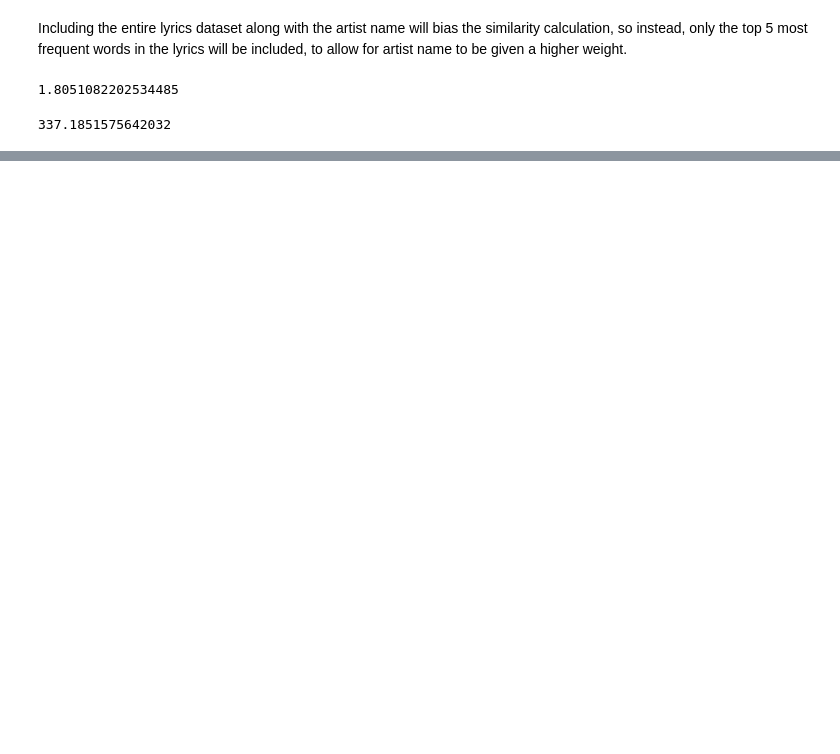
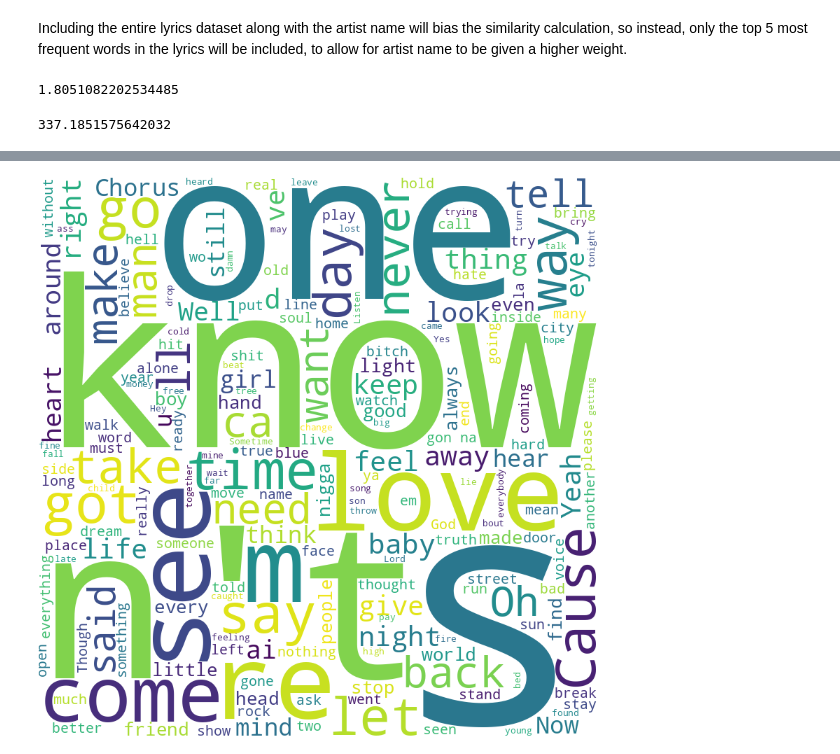
Before and after one commit to Bryan-Az/Neurobytes, a Jupyter notebook: mlops/notebooks/users_eda.ipynb, the cells around one changed output, grey strips where cells are left out. Saved outputs shown, nothing was run; the diff lists cells and outputs as text; code cells hidden in the pictures; blank space fills up the shorter version.

```diff
--- a/mlops/notebooks/users_eda.ipynb
+++ b/mlops/notebooks/users_eda.ipynb
@@ -152,3 +197,5 @@ def top_n_words(text, n):
   # select only the words from the (word, freq) tuple list
   words = ' '.join([word for word, freq in freq_dist.most_common()])
   return words
+# %%
+top_words_lyrics_only = sample_user_lyrics_only['text'].apply(lambda x: top_n_words(x, 5)) # lets try using 5 words
@@ -174,0 +235,3 @@ wordcloud.generate(sample_user_artists).to_image() # word cloud of sample users
+# %%
+sample_user_words_lyrics_only = ' '.join(top_words_lyrics_only.tolist())
+sample_user_words_lyrics_only
@@ -180,3 +245,7 @@ sample_user_words
+# %%
+wordcloud.generate(sample_user_words_lyrics_only).to_image() # word cloud of sample user's lyric preferences
+# %% [output]
+[figure, added]
 # %%
 wordcloud.generate(sample_user_words).to_image() # word cloud of sample user's lyric preferences
 # %% [output]
```
Also changed, not shown: parts of 30 cells of this notebook.
